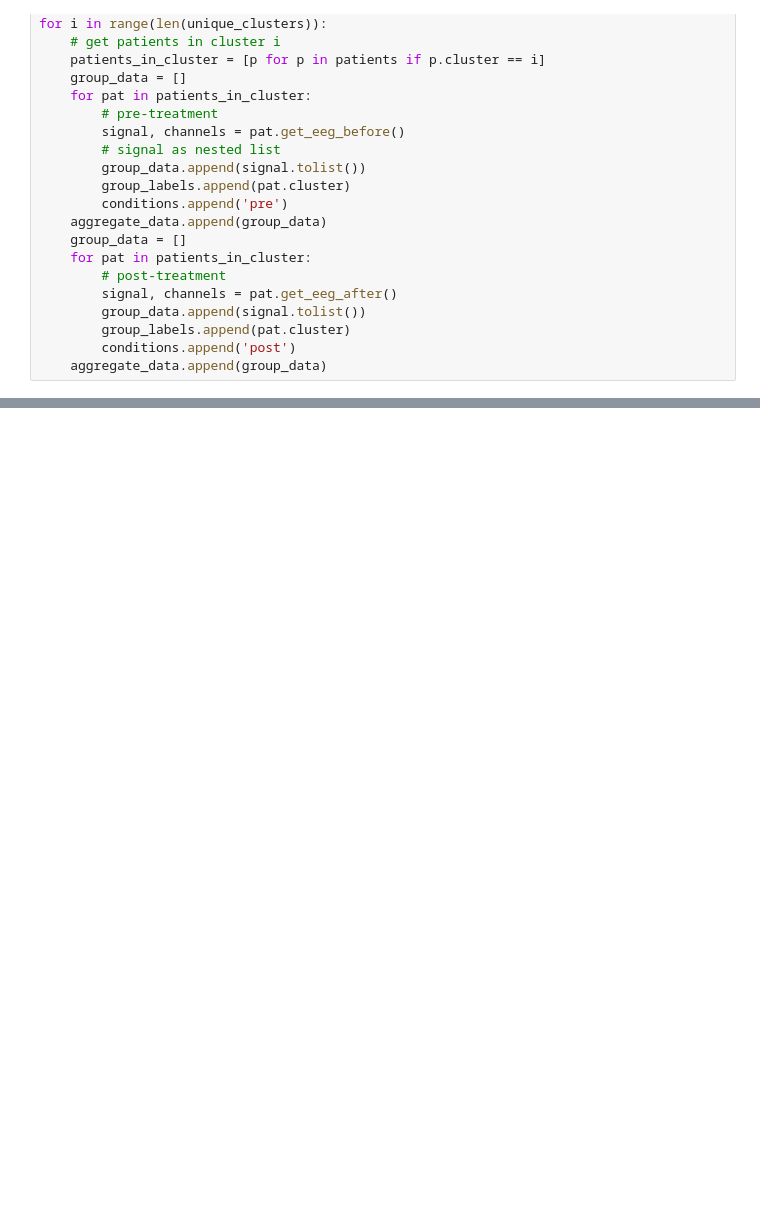
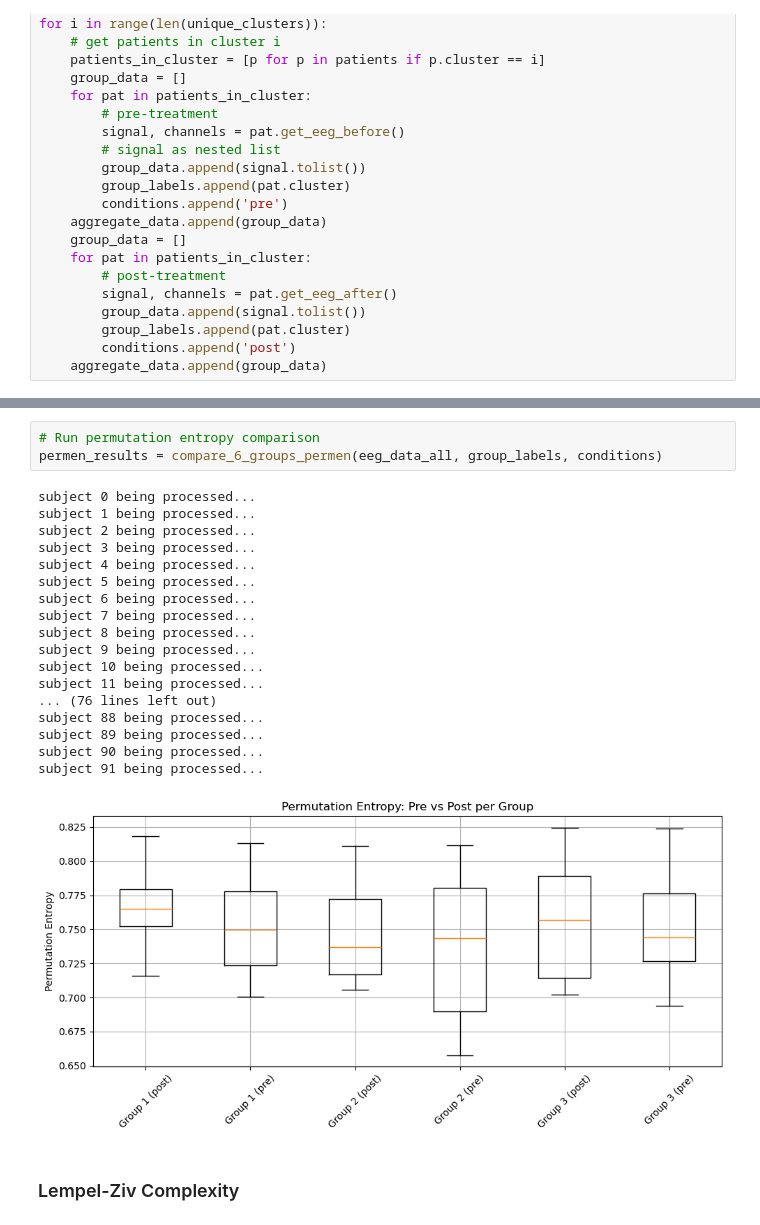
Before and after one commit to 4legalf/complex-systems-project, a Jupyter notebook: notebooks/complexity_measures.ipynb, the cells around one changed output, grey strips where cells are left out. Saved outputs shown, nothing was run; the diff lists cells and outputs as text; blank space fills up the shorter version.

Commit message:
added many complexity measures

```diff
--- a/notebooks/complexity_measures.ipynb
+++ b/notebooks/complexity_measures.ipynb
@@ -70,0 +200,24 @@ print(len(conditions))
+# %%
+# Run permutation entropy comparison
+permen_results = compare_6_groups_permen(eeg_data_all, group_labels, conditions)
+# %% [output]
+subject 0 being processed...
+subject 1 being processed...
+subject 2 being processed...
+subject 3 being processed...
+subject 4 being processed...
+subject 5 being processed...
+subject 6 being processed...
+subject 7 being processed...
+subject 8 being processed...
+subject 9 being processed...
+subject 10 being processed...
+subject 11 being processed...
+... (76 lines left out)
+subject 88 being processed...
+subject 89 being processed...
+subject 90 being processed...
+subject 91 being processed...
+[figure, added]
+# %% [markdown]
+### Lempel-Ziv Complexity
```
Also changed, not shown: parts of 15 cells of this notebook, 5 other files.
